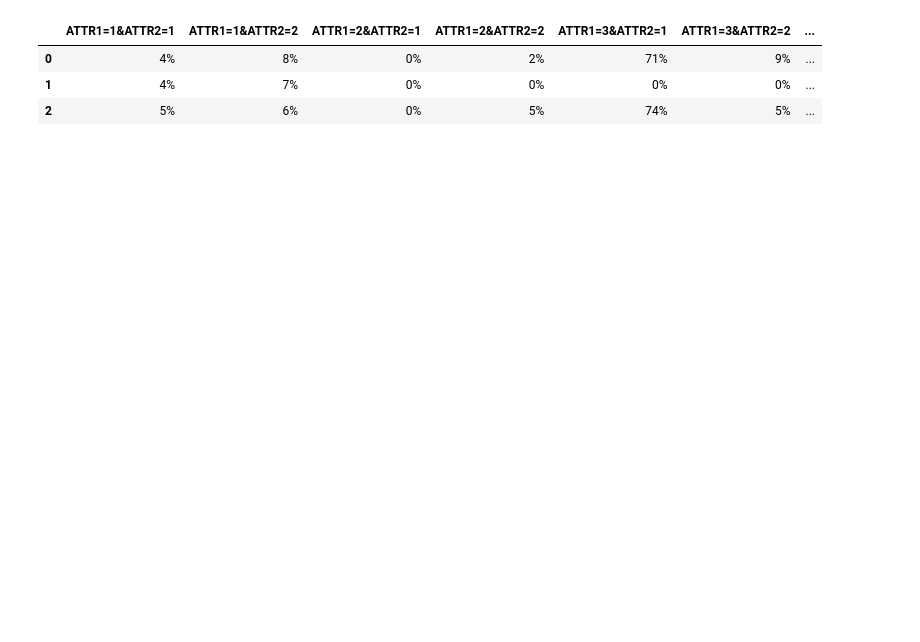
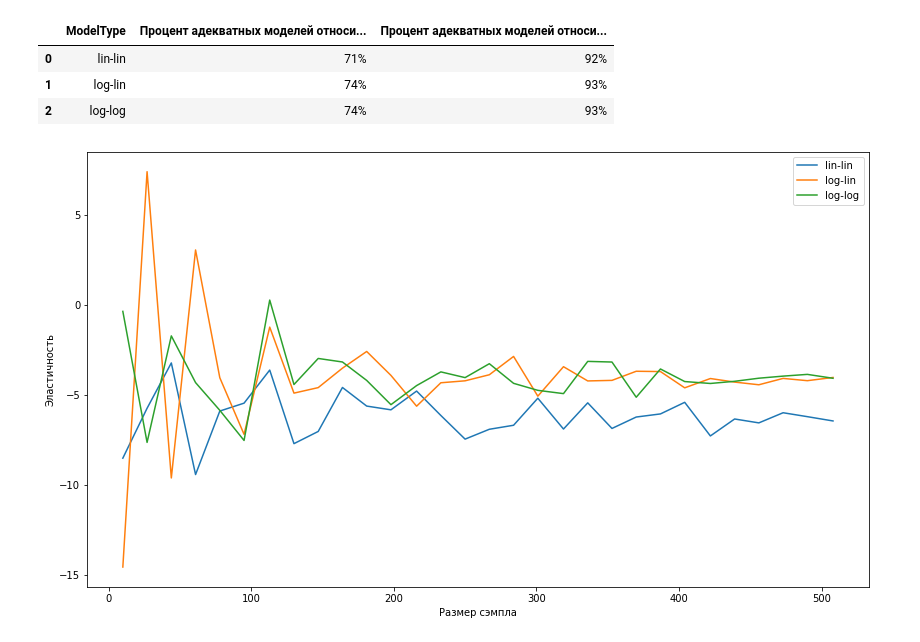
Before and after one commit to aromanenko/RobustPED, a Jupyter notebook: main.ipynb, the cells around one changed output. Cells and saved outputs as stored; diff of their text form; code cells hidden in the pictures; blank space fills up the shorter version.

```diff
--- a/main.ipynb
+++ b/main.ipynb
@@ -115,11 +107,0 @@ for shop_id in df.Store_id.unique():
-# %%
-stats = pd.DataFrame({
-    'SKU': sku_id,
-    'Store': store_id,
-    'Coefficient': coeff,
-    'R-squared': rsquared,
-    'T-test-p-value': ttpvalue,
-    'Model-type': mtype,
-    'Elasticity': elas
-})
-stats
@@ -156,16 +164,9 @@ Log-Lin          1%                2%              10%                 59%
 Log-Log          1%                2%              10%                 59%              20%             8%
 '''
 
-
-# (attr value, (attr min threshold, attr max threshold))
-firrst_attr_v = [
-    (1, (0, float('+inf'))),
-    (2, (-1, 0)),
-    (3, (-10, -1)),
-    (4, (float('-inf'), -10))
-]
-
-second_attr_v = [
-    (1, (float('-inf'), 0.05)),
-    (2, (0.05, float('+inf')))
-]
+PEDModelsStats(GeneratePEDModels(df))
+# %% [output]
+|  | ModelType | Процент адекватных моделей относи... | Процент адекватных моделей относи... |
+| 0 | lin-lin | 71% | 92% |
+| 1 | log-lin | 74% | 93% |
+| 2 | log-log | 74% | 93% |
@@ -191,7 +173,36 @@ stats_attr['ModelType'] = all_model_types
-# %%
-stats_attr
-# %% [output]
-|  | ATTR1=1&ATTR2=1 | ATTR1=1&ATTR2=2 | ATTR1=2&ATTR2=1 | ATTR1=2&ATTR2=2 | ATTR1=3&ATTR2=1 | ATTR1=3&ATTR2=2 | ... |
-| 0 | 4% | 8% | 0% | 2% | 71% | 9% | ... |
-| 1 | 4% | 7% | 0% | 0% | 0% | 0% | ... |
-| 2 | 5% | 6% | 0% | 5% | 74% | 5% | ... |
+# %%
+def PlotSampleSizeElasticityRelation(
+    data,
+    all_model_types=['lin-lin', 'log-lin', 'log-log']
+):
+    _, popular_store_id, popular_sku_id = max(
+        (data[(data.Store_id == store_id) & (data.SKU_id == sku_id)].shape[0], store_id, sku_id)
+        for store_id in data.Store_id.unique()
+        for sku_id in data.SKU_id.unique()
+    )
+
+    stats = data[(data.Store_id == popular_store_id) & (data.SKU_id == popular_sku_id)]
+    sizes = np.linspace(10, stats.shape[0], num=30, dtype=int)
+
+    resulting_stats = {model_type: [] for model_type in all_model_types}
+
+    # calculating stats
+    for current_size in sizes:
+        for model_type in all_model_types:
+            sampled = stats.sample(n=current_size)
+            ped_model = PEDmodel(sampled.Regular_Price, sampled.Demand, model_type)
+            _, _, _, elas = get_model_stats(sampled.Regular_Price, sampled.Demand, ped_model, model_type)
+
+            resulting_stats[model_type].append(elas)
+
+    # plotting
+    plt.figure(figsize=(14, 8))
+    for model_type in all_model_types:
+        plt.plot(sizes, resulting_stats[model_type], label=model_type)
+    plt.ylabel('Эластичность')
+    plt.xlabel('Размер сэмпла')
+    plt.legend()
+# %%
+PlotSampleSizeElasticityRelation(df)
+# %% [output]
+[figure, added]
```
Also changed, not shown: parts of 14 cells of this notebook.
